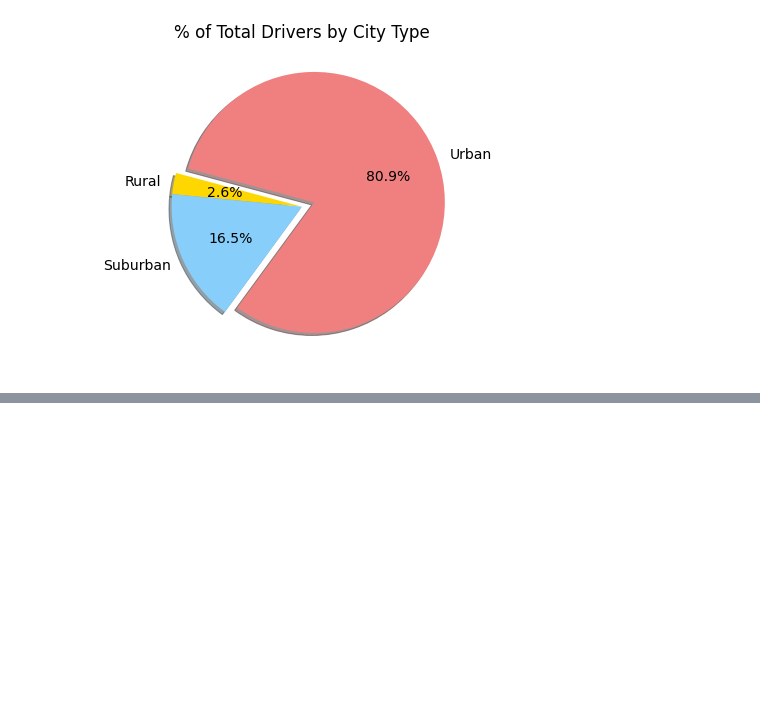
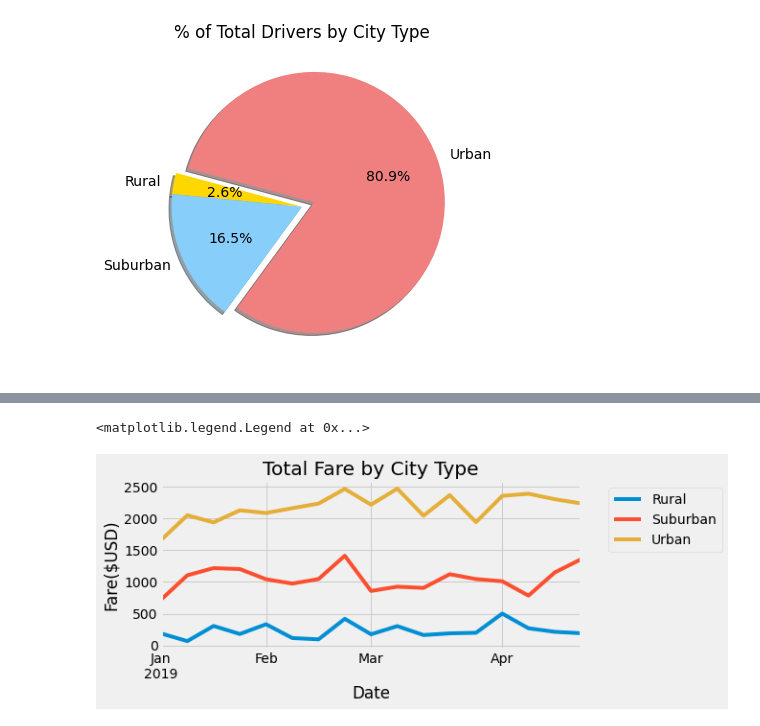
Before and after one commit to elp192/PyBer_Analysis, a Jupyter notebook: PyBer.ipynb, the cells around one changed output, grey strips where cells are left out. Cells and saved outputs as stored; diff of their text form; code cells hidden in the pictures; blank space fills up the shorter version.

Commit message:
Total weekly of fares for each city type

```diff
--- a/PyBer.ipynb
+++ b/PyBer.ipynb
@@ -463,0 +464,17 @@ df_summary
+# %%
+# Created line plot to represent total weekly related to fares for each city type
+
+pyber_data_df_new1=pyber_data_df
+#Create a new DataFrame showing the sum of the fares for each date where the indices are the city type and date.
+new_series=pyber_data_df_new1.groupby(['type','date']).sum()['fare']
+
+#Reset the index on previous DataFrame.This is nessessary to use the 'pivot()' function.
+pyber_data_df_new1= pyber_data_df_new1.reset_index()
+
+#Create a pivot table  get the total fares for each type of city by the date
+#the 'date' as the index, the columns ='type', and values='fare'
+pyber_data_pivot_new1=pd.pivot_table(pyber_data_df_new1,values='fare',index='date',columns ='type')
+
+#Create a new DataFrame from the pivot table DataFrame using loc on the given dates, '2019-01-01':'2019-04-29'
+pyber_data_pd_new2=pyber_data_pivot_new1.loc['2019-01-01':'2019-04-29',:]
+pyber_data_pd_new2
@@ -463,0 +496,6 @@ df_summary
+# %%
+#Set the "date" index to datetime datatype. This is necessary to use the resample() method.
+pyber_data_pd_new2.index =pd.to_datetime(pyber_data_pd_new2.index)
+
+#Check that the datatype for the index is datetime using df.info()
+pyber_data_pd_new2.info()
@@ -463,0 +513,4 @@ df_summary
+# %%
+#Get the sum of the fares for each week by creating a new DataFrame using the "resample()" function by week 'W' and
+pyber_data_pd_new3=pyber_data_pd_new2.resample('W').sum()
+pyber_data_pd_new3
@@ -463,0 +537,16 @@ df_summary
+# %%
+#plot
+
+from matplotlib import style
+
+# Use the graph style fivethirtyeight
+style.use('fivethirtyeight')
+
+pyber_data_pd_new3.plot(figsize=(7, 3))
+plt.xlabel('Date')
+plt.ylabel('Fare($USD)')
+plt.title('Total Fare by City Type')
+plt.legend(bbox_to_anchor=(1.05, 1), loc='upper left')
+# %% [output]
+<matplotlib.legend.Legend at 0x...>
+[figure, added]
```
Also changed, not shown: parts of 5 cells of this notebook.
